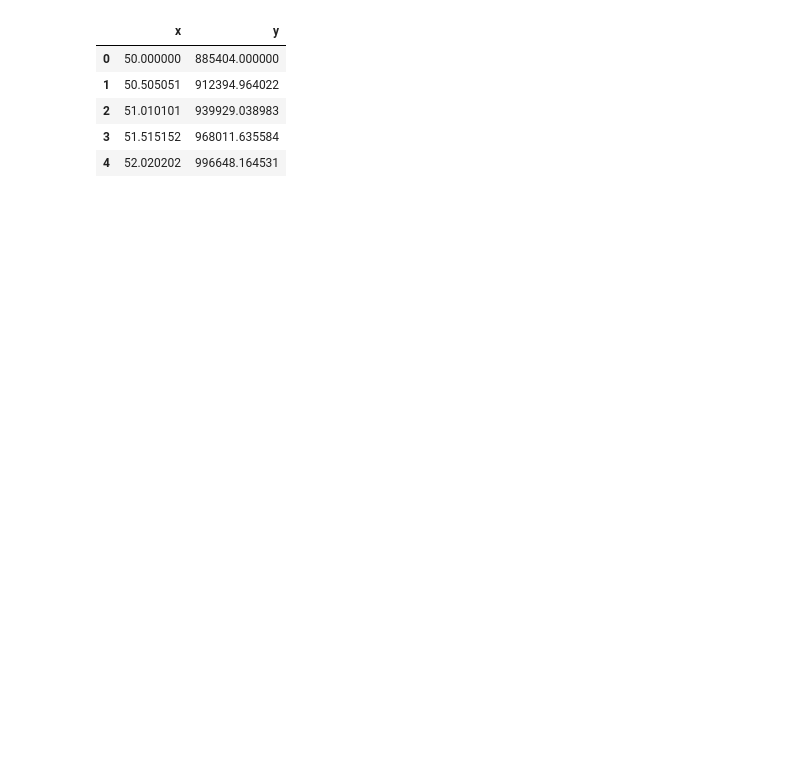
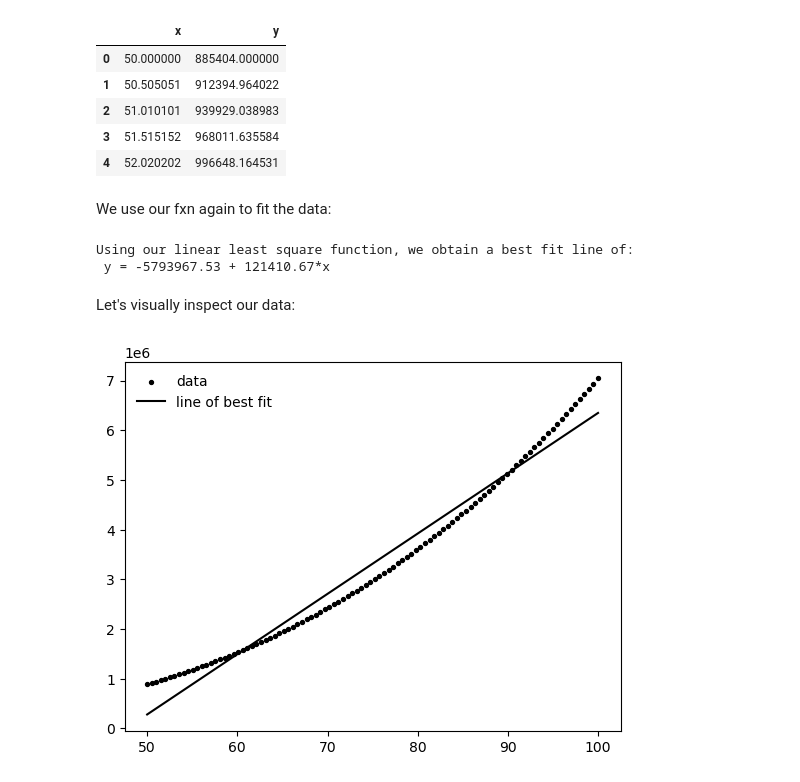
Before and after one commit to gilgarcia-01/ASTR5900, a Jupyter notebook: hw/data_fitting_project/solutions/homework_solutions.ipynb, the cells around one changed output. Drawn from its saved outputs; the diff is of its cells as text; code cells hidden in the pictures; blank space fills up the shorter version.

```diff
--- a/hw/data_fitting_project/solutions/homework_solutions.ipynb
+++ b/hw/data_fitting_project/solutions/homework_solutions.ipynb
@@ -91,6 +102,7 @@ import pandas as pd
 # %%
 #path to data
 data_loc = '../data/'
-data1b = pd.read_csv(data_loc+'testdata.csv',index_col=None)
+#read in the data
+data1 = pd.read_csv(data_loc+'testdata.csv',index_col=None)
 # %%
 #visually inspect first 5 rows of data
@@ -102,3 +114,21 @@ data1b.head()
 | 2 | 51.010101 | 939929.038983 |
 | 3 | 51.515152 | 968011.635584 |
 | 4 | 52.020202 | 996648.164531 |
+# %% [markdown]
+We use our fxn again to fit the data:
+# %%
+yint_1b, slope_1b = linear_least_square(data1['x'],data1['y'])
+# %%
+print('Using our linear least square function, we obtain a best fit line of:\n y = {:.2f} + {:.2f}*x'.format(yint_1b,slope_1b))
+# %% [output]
+Using our linear least square function, we obtain a best fit line of:
+ y = -5793967.53 + 121410.67*x
+# %% [markdown]
+Let's visually inspect our data:
+# %%
+plt.scatter(data1['x'],data1['y'],color='k',label='data',s=8)
+plt.plot(data1['x'],yint_1b + slope_1b*data1['x'],color='k',label='line of best fit')
+plt.legend(frameon=False)
+plt.show()
+# %% [output]
+[figure, added]
```
Also changed, not shown: parts of 34 cells of this notebook.
